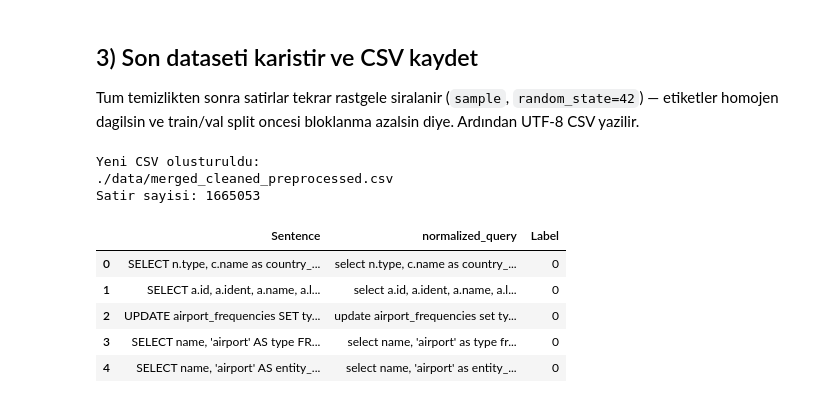
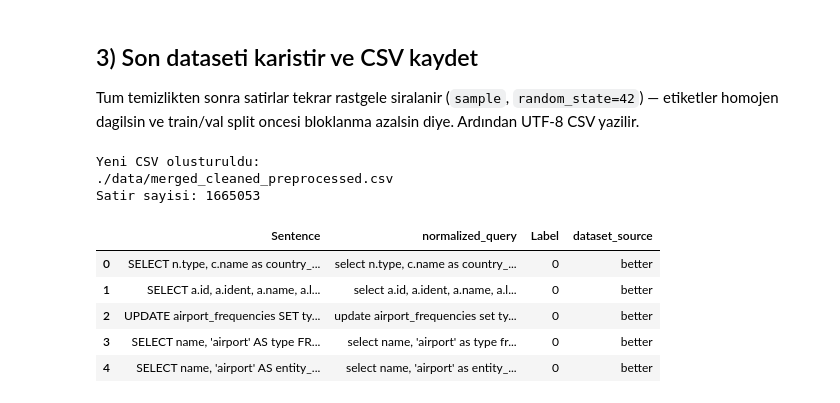
Before and after one commit to muratkakcigaz/ML-SQL-IDS, a Jupyter notebook: merge_clean_preprocess.ipynb, the cells around one changed output. Saved outputs shown, nothing was run; the diff lists cells and outputs as text; code cells hidden in the pictures.

```diff
--- a/merge_clean_preprocess.ipynb
+++ b/merge_clean_preprocess.ipynb
@@ -198,27 +277,27 @@ homojen dagilsin ve train/val split oncesi bloklanma azalsin diye. Ardından UTF
 # %%
 # Cikti klasorunu garanti et
 os.makedirs(os.path.dirname(OUTPUT_PATH), exist_ok=True)
 
-final_df = clean_df[["Sentence", "normalized_query", "Label"]].copy()
+final_df = clean_df[["Sentence", "normalized_query", "Label", "dataset_source"]].copy()
 # Son adim: tum islemlerden sonra homojen siralama (onceki shuffle ile ayni tohum)
 final_df = final_df.sample(frac=1, random_state=42).reset_index(drop=True)
 
 final_df.to_csv(OUTPUT_PATH, index=False, encoding="utf-8")
 
 print("Yeni CSV olusturuldu:")
 print(OUTPUT_PATH)
 print("Satir sayisi:", len(final_df))
 final_df.head(5)
 # %% [output]
 Yeni CSV olusturuldu:
 ./data/merged_cleaned_preprocessed.csv
 Satir sayisi: 1665053
-|  | Sentence | normalized_query | Label |
-| 0 | SELECT n.type, c.name as country_... | select n.type, c.name as country_... | 0 |
-| 1 | SELECT a.id, a.ident, a.name, a.l... | select a.id, a.ident, a.name, a.l... | 0 |
-| 2 | UPDATE airport_frequencies SET ty... | update airport_frequencies set ty... | 0 |
-| 3 | SELECT name, 'airport' AS type FR... | select name, 'airport' as type fr... | 0 |
-| 4 | SELECT name, 'airport' AS entity_... | select name, 'airport' as entity_... | 0 |
+|  | Sentence | normalized_query | Label | dataset_source |
+| 0 | SELECT n.type, c.name as country_... | select n.type, c.name as country_... | 0 | better |
+| 1 | SELECT a.id, a.ident, a.name, a.l... | select a.id, a.ident, a.name, a.l... | 0 | better |
+| 2 | UPDATE airport_frequencies SET ty... | update airport_frequencies set ty... | 0 | better |
+| 3 | SELECT name, 'airport' AS type FR... | select name, 'airport' as type fr... | 0 | better |
+| 4 | SELECT name, 'airport' AS entity_... | select name, 'airport' as entity_... | 0 | better |
 # %%
 final_df.info()
 # %% [output]
```
Also changed, not shown: parts of 3 cells of this notebook, 43 other files.
